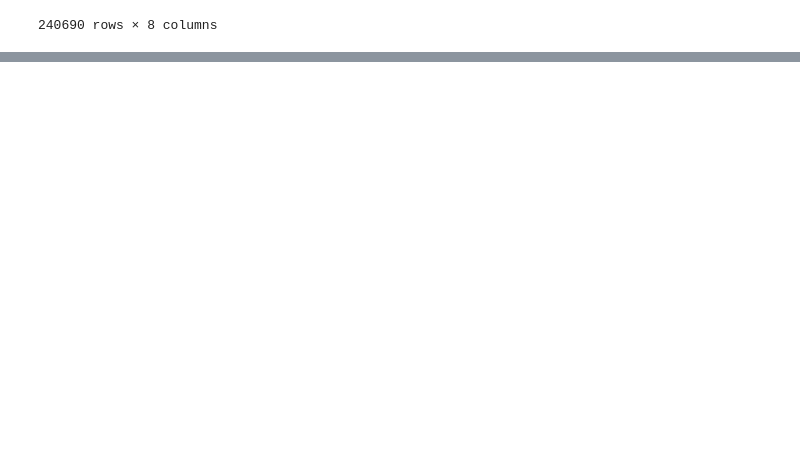
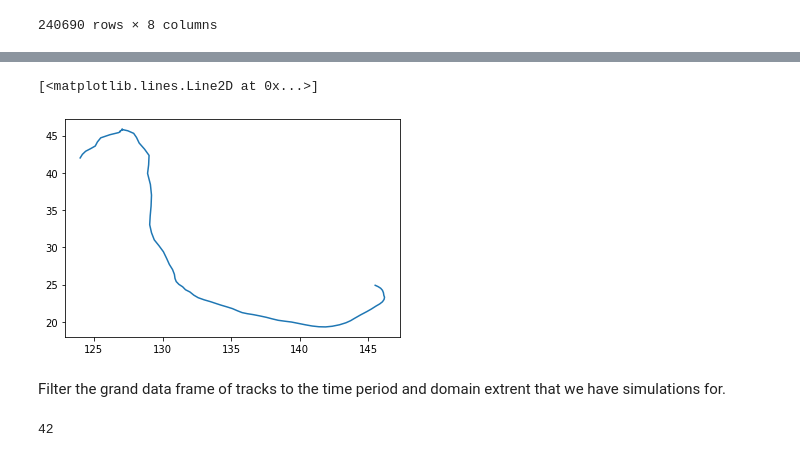
Before and after one commit to MetOffice/ML-TC, a Jupyter notebook: 00-data-engineering/parse_ibtracs.ipynb, the cells around one changed output, grey strips where cells are left out. Cells and saved outputs as stored; diff of their text form; code cells hidden in the pictures; blank space fills up the shorter version.

```diff
--- a/00-data-engineering/parse_ibtracs.ipynb
+++ b/00-data-engineering/parse_ibtracs.ipynb
@@ -42,0 +53,7 @@ df[(df.SEASON == 2021) & (df.NAME == 'RAI')]
+# %%
+plt.plot(haishen.LON, haishen.LAT)
+# %% [output]
+[<matplotlib.lines.Line2D at 0x...>]
+[figure, added]
+# %% [markdown]
+Filter the grand data frame of tracks to the time period and domain extrent that we have simulations for.
@@ -42,0 +72,5 @@ df[(df.SEASON == 2021) & (df.NAME == 'RAI')]
+# %%
+# Unique storm IDs
+fdf.index.unique(level=0)
+# %% [output]
+42
```
Also changed, not shown: parts of 16 cells of this notebook, 1 other file.
